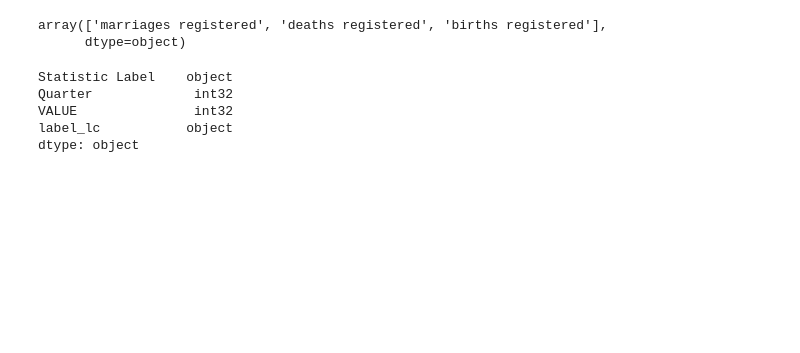
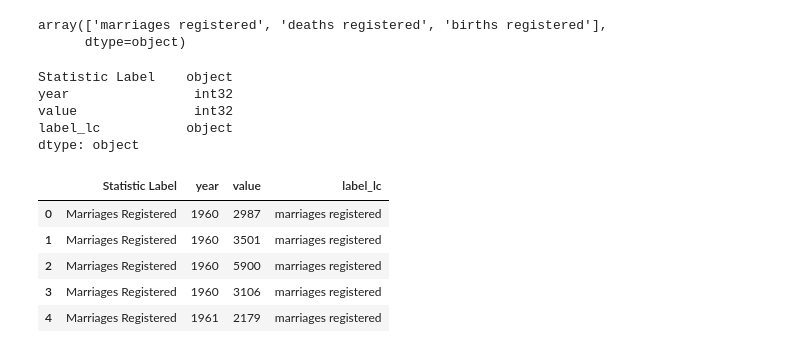
Before and after one commit to LeopoldoCCT/Strategic_Thinking_, a Jupyter notebook: Population_CA2_LeopoldoRojoRomero.ipynb, the cells around one changed output. Saved outputs shown, nothing was run; the diff lists cells and outputs as text; code cells hidden in the pictures; blank space fills up the shorter version.

```diff
--- a/Population_CA2_LeopoldoRojoRomero.ipynb
+++ b/Population_CA2_LeopoldoRojoRomero.ipynb
@@ -145,6 +145,9 @@ df[['label_lc']].head()
 | 2 | marriages registered |
 | 3 | marriages registered |
 | 4 | marriages registered |
+# %%
+df.rename(columns={"Quarter": "year"}, inplace=True)
+df.rename(columns={"VALUE": "value"}, inplace=True)
 # %%
 # Since we are analysing the population change per year, we do not need the values per quater, therefore we will remove
 # Q1, Q2, Q3 and Q4 from the Quater column and then we will be able to asign the column as a integer.
@@ -211,11 +214,20 @@ df['label_lc'].unique()
 array(['marriages registered', 'deaths registered', 'births registered'],
       dtype=object)
 # %%
-df['VALUE'] = df['VALUE'].astype(int) # Assign VALUE column as a type integer, since a birth or death can only be an integer.
+df['value'] = df['value'].astype(int) # Assign VALUE column as a type integer, since a birth or death can only be an integer.
 df.dtypes
 # %% [output]
 Statistic Label    object
-Quarter             int32
-VALUE               int32
+year                int32
+value               int32
 label_lc           object
 dtype: object
+# %%
+df.head()
+# %% [output]
+|  | Statistic Label | year | value | label_lc |
+| 0 | Marriages Registered | 1960 | 2987 | marriages registered |
+| 1 | Marriages Registered | 1960 | 3501 | marriages registered |
+| 2 | Marriages Registered | 1960 | 5900 | marriages registered |
+| 3 | Marriages Registered | 1960 | 3106 | marriages registered |
+| 4 | Marriages Registered | 1961 | 2179 | marriages registered |
```
Also changed, not shown: parts of 6 cells of this notebook.
